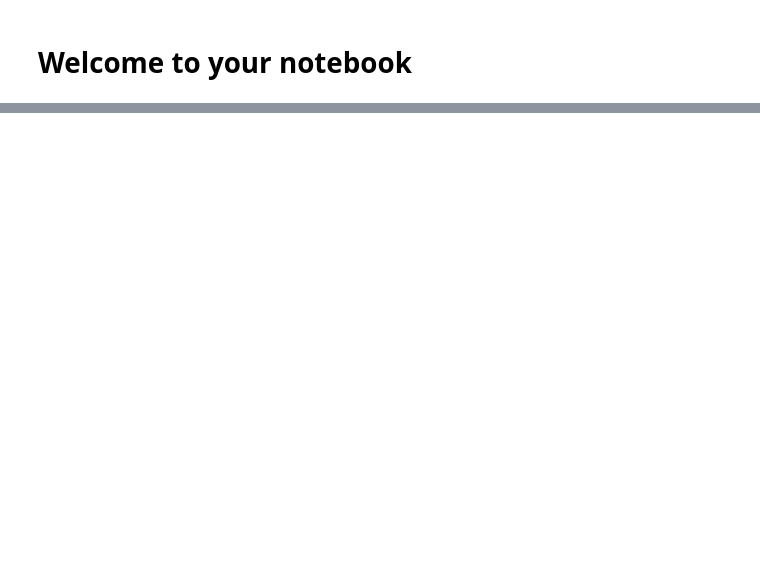
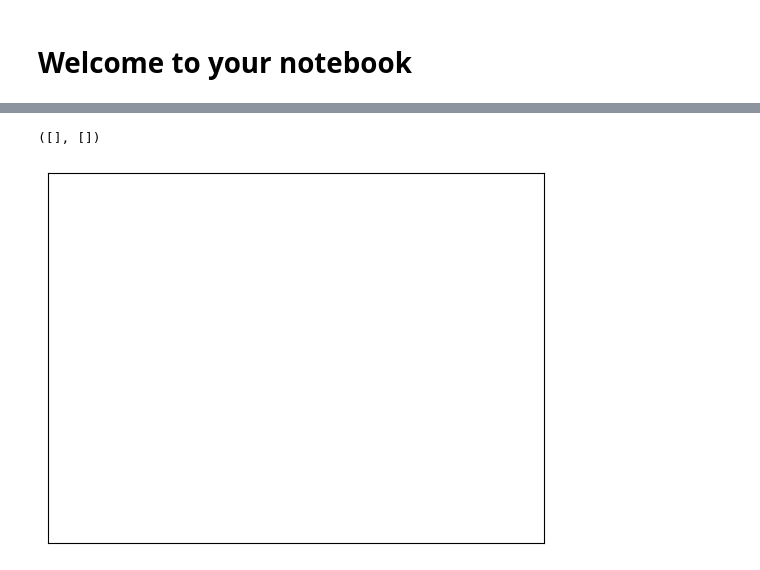
Before and after one commit to ericjiang20/ML-For-Beginners, a Jupyter notebook: 2-Regression/1-Tools/notebook.ipynb, the cells around one changed output, grey strips where cells are left out. Drawn from its saved outputs; the diff is of its cells as text; code cells hidden in the pictures; blank space fills up the shorter version.

```diff
--- a/2-Regression/1-Tools/notebook.ipynb
+++ b/2-Regression/1-Tools/notebook.ipynb
@@ -15,0 +71,6 @@ Error:
+# %%
+plt.xticks(())
+plt.yticks(())
+# %% [output]
+([], [])
+[figure, added]
```
Also changed, not shown: parts of 17 cells of this notebook.
